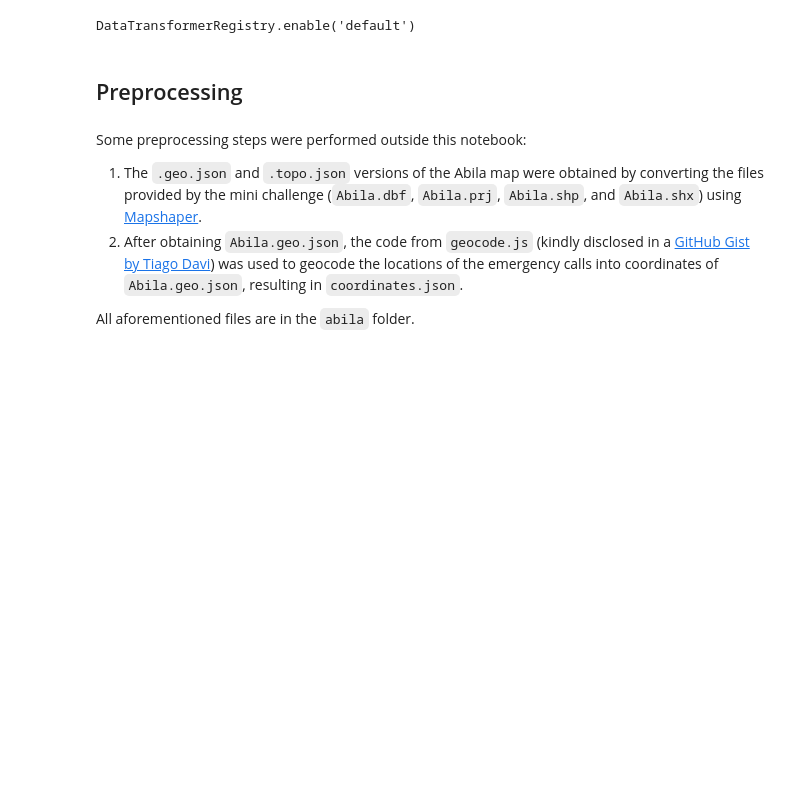
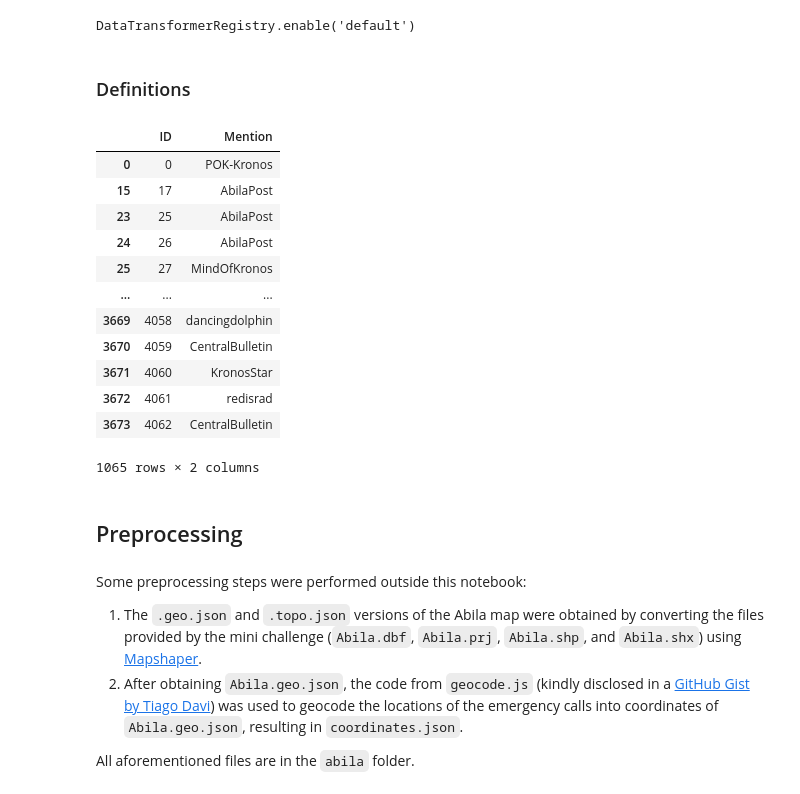
Before and after one commit to imatheussm/vast-2021-tweets, a Jupyter notebook: Vast Mini Challenge 03.ipynb, the cells around one changed output. Drawn from its saved outputs; the diff is of its cells as text; code cells hidden in the pictures; blank space fills up the shorter version.

```diff
--- a/Vast Mini Challenge 03.ipynb
+++ b/Vast Mini Challenge 03.ipynb
@@ -21,3 +25,5 @@ import spacy as sp
 alt.data_transformers.disable_max_rows()
 # %% [output]
 DataTransformerRegistry.enable('default')
+# %% [markdown]
+### Definitions
@@ -24,3 +62,50 @@ DataTransformerRegistry.enable('default')
+# %%
+def get_mentions(data_frame):
+    mentions_data_frame = pd.DataFrame(columns=["ID", "Mention"])
+
+    for row in data_frame.index:
+        if data_frame.loc[row, "Type"] == "Call center":
+            continue
+
+        mentions = []
+
+        message = data_frame.loc[row, "Message"]
+        parts = [part.strip() for part in message.split(" ")]
+
+        for part in parts:
+            part = part.strip()
+
+            if len(part) == 0:
+                continue
+            elif part[0] == "@":
+                mentions.append(part[1:])
+
+        if len(mentions) == 0:
+            mentions = "N/D"
+
+        mentions_data_frame = mentions_data_frame.append({"ID": row, "Mention": mentions}, ignore_index=True)
+
+    mentions_data_frame = mentions_data_frame.dropna(subset=["Mention"]).explode("Mention", ignore_index=True)
+
+    return mentions_data_frame.infer_objects()
+# %%
+a = get_mentions(combined_data_frame)
+# %%
+a.loc[a.loc[:, "Mention"] != "N/D"]
+# %% [output]
+|  | ID | Mention |
+| 0 | 0 | POK-Kronos |
+| 15 | 17 | AbilaPost |
+| 23 | 25 | AbilaPost |
+| 24 | 26 | AbilaPost |
+| 25 | 27 | MindOfKronos |
+| ... | ... | ... |
+| 3669 | 4058 | dancingdolphin |
+| 3670 | 4059 | CentralBulletin |
+| 3671 | 4060 | KronosStar |
+| 3672 | 4061 | redisrad |
+| 3673 | 4062 | CentralBulletin |
+1065 rows × 2 columns
 # %% [markdown]
 ## Preprocessing
 # %% [markdown]
```
Also changed, not shown: parts of 23 cells of this notebook.
